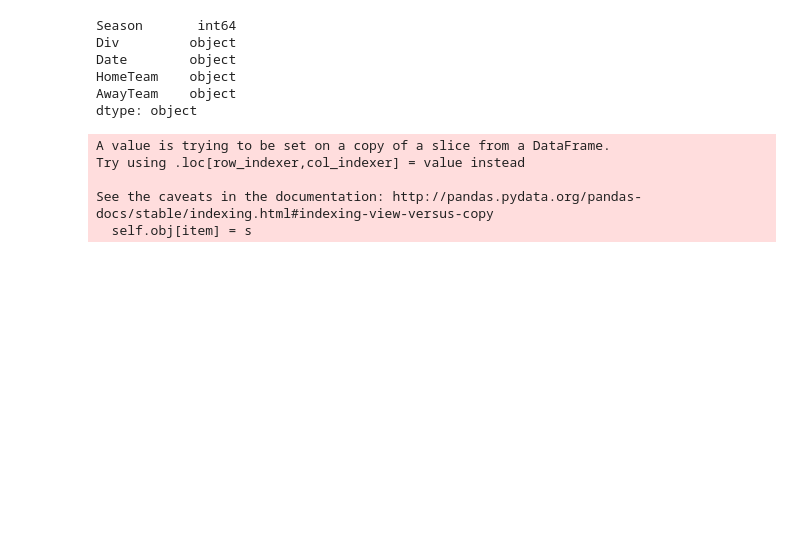
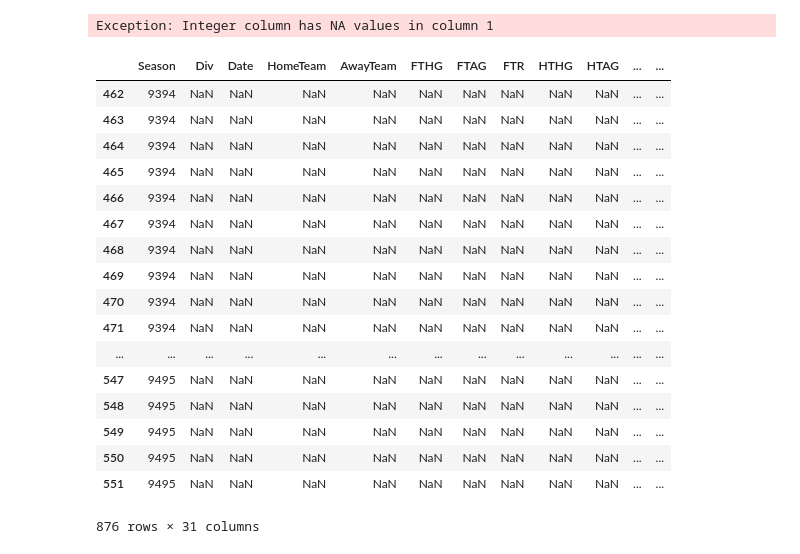
Before and after one commit to turner3467/football_scores, a Jupyter notebook: exploratory code/measures experimentation.ipynb, the cells around one changed output. Drawn from its saved outputs; the diff is of its cells as text; code cells hidden in the pictures; blank space fills up the shorter version.

```diff
--- a/exploratory code/measures experimentation.ipynb
+++ b/exploratory code/measures experimentation.ipynb
@@ -36,22 +67,27 @@ match_statistics = ["FTHG",
 # %%
-historical_scores = pd.read_csv("../data/processed/historical_scores.csv", index_col=0)
+historical_scores = pd.read_csv("../data/processed/historical_scores.csv", index_col=0, dtype=hs_dtypes, na_values="NaN")
 historical_scores = historical_scores[match_info + match_statistics]
 measures = historical_scores[match_info]
+# %% [output]
+Exception: Integer column has NA values in column 1
-# %%
-measures = historical_scores[match_info]
-measures.dtypes
-# %% [output]
-Season       int64
-Div         object
-Date        object
-HomeTeam    object
-AwayTeam    object
-dtype: object
-# %%
-measures.loc[:,"Date"] = pd.to_datetime(measures["Date"])
-# %% [output]
-A value is trying to be set on a copy of a slice from a DataFrame.
-Try using .loc[row_indexer,col_indexer] = value instead
-
-See the caveats in the documentation: http://pandas.pydata.org/pandas-docs/stable/indexing.html#indexing-view-versus-copy
-  self.obj[item] = s
+# %%
+historical_scores[pd.isnull(historical_scores.FTHG)]
+# %% [output]
+|  | Season | Div | Date | HomeTeam | AwayTeam | FTHG | FTAG | FTR | HTHG | HTAG | ... | ... |
+| 462 | 9394 | NaN | NaN | NaN | NaN | NaN | NaN | NaN | NaN | NaN | ... | ... |
+| 463 | 9394 | NaN | NaN | NaN | NaN | NaN | NaN | NaN | NaN | NaN | ... | ... |
+| 464 | 9394 | NaN | NaN | NaN | NaN | NaN | NaN | NaN | NaN | NaN | ... | ... |
+| 465 | 9394 | NaN | NaN | NaN | NaN | NaN | NaN | NaN | NaN | NaN | ... | ... |
+| 466 | 9394 | NaN | NaN | NaN | NaN | NaN | NaN | NaN | NaN | NaN | ... | ... |
+| 467 | 9394 | NaN | NaN | NaN | NaN | NaN | NaN | NaN | NaN | NaN | ... | ... |
+| 468 | 9394 | NaN | NaN | NaN | NaN | NaN | NaN | NaN | NaN | NaN | ... | ... |
+| 469 | 9394 | NaN | NaN | NaN | NaN | NaN | NaN | NaN | NaN | NaN | ... | ... |
+| 470 | 9394 | NaN | NaN | NaN | NaN | NaN | NaN | NaN | NaN | NaN | ... | ... |
+| 471 | 9394 | NaN | NaN | NaN | NaN | NaN | NaN | NaN | NaN | NaN | ... | ... |
+| ... | ... | ... | ... | ... | ... | ... | ... | ... | ... | ... | ... | ... |
+| 547 | 9495 | NaN | NaN | NaN | NaN | NaN | NaN | NaN | NaN | NaN | ... | ... |
+| 548 | 9495 | NaN | NaN | NaN | NaN | NaN | NaN | NaN | NaN | NaN | ... | ... |
+| 549 | 9495 | NaN | NaN | NaN | NaN | NaN | NaN | NaN | NaN | NaN | ... | ... |
+| 550 | 9495 | NaN | NaN | NaN | NaN | NaN | NaN | NaN | NaN | NaN | ... | ... |
+| 551 | 9495 | NaN | NaN | NaN | NaN | NaN | NaN | NaN | NaN | NaN | ... | ... |
+876 rows × 31 columns
```
Also changed, not shown: parts of 4 cells of this notebook, 4 other files.
